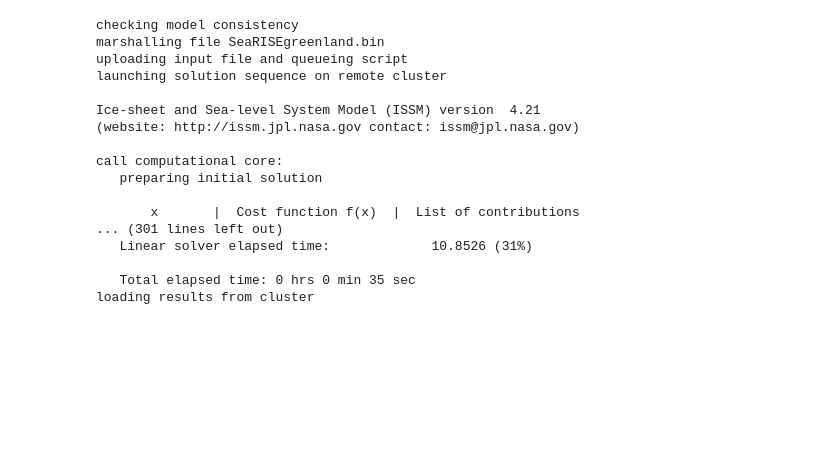
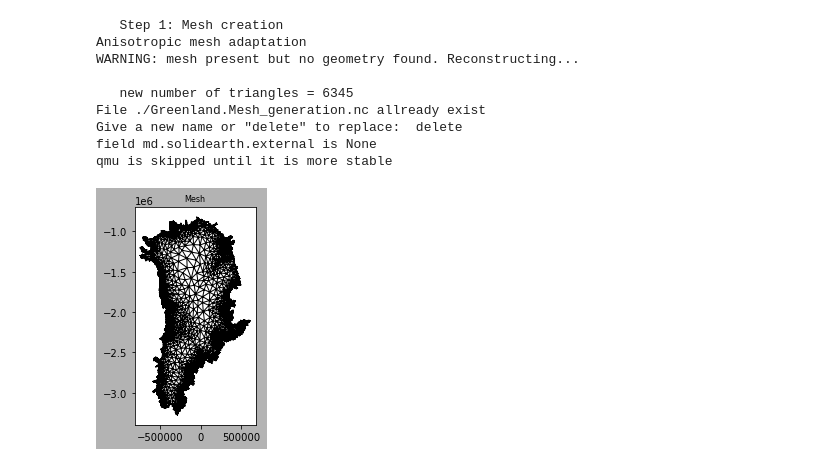
Before and after one commit to carolluzardi/ISSM-Project, a Jupyter notebook: Greenland/Greenland.ipynb, the cells around one changed output. Saved outputs shown, nothing was run; the diff lists cells and outputs as text; code cells hidden in the pictures; blank space fills up the shorter version.

Commit message:
Finished Greenland ISSM example

```diff
--- a/Greenland/Greenland.ipynb
+++ b/Greenland/Greenland.ipynb
@@ -144,36 +0,0 @@ md.inversion.max_parameters=multiply(200,ones((md.mesh.numberofvertices,1)))
-# %%
-#  Additional parameters
-md.stressbalance.restol=0.01
-md.stressbalance.reltol=0.1
-md.stressbalance.abstol=NaN
-md.stressbalance.loadingforce = np.zeros((md.mesh.numberofvertices, 3))
-# %%
-# Solve for StressbalanceSolution
-from generic import *
-from solve import *
-
-md.cluster=generic('name',oshostname(),'np',1,'login','username')
-md.toolkits=toolkits()
-md.verbose=verbose('solution',True,'control',True)
-#md=solve(md,StressbalanceSolutionEnum())
-#md=solve(md,'Stressbalance')
-md=solve(md,'sb')
-#savevars('./Models/Greenland.StressbalanceSolution','md',md)
-# %% [output]
-checking model consistency
-marshalling file SeaRISEgreenland.bin
-uploading input file and queueing script
-launching solution sequence on remote cluster
-
-Ice-sheet and Sea-level System Model (ISSM) version  4.21
-(website: http://issm.jpl.nasa.gov contact: issm@jpl.nasa.gov)
-
-call computational core:
-   preparing initial solution
-
-       x       |  Cost function f(x)  |  List of contributions
-... (301 lines left out)
-   Linear solver elapsed time:             10.8526 (31%)
-
-   Total elapsed time: 0 hrs 0 min 35 sec
-loading results from cluster
@@ -179,0 +22,43 @@ loading results from cluster
+# %%
+steps = [1]
+# %%
+if 1 in steps:
+    # Step 1: Mesh creation {{{
+    print('   Step 1: Mesh creation')
+
+    #Generate initial uniform mesh (resolution = 20000 m)
+    md = triangle(model(), './DomainOutline.exp', 20000)
+
+    ncdata = Dataset('./Greenland_5km_dev1.2.nc', mode='r')
+
+    # Get velocities (Note: You can use ncprint('file') to see an ncdump)
+    x1 = np.squeeze(ncdata.variables['x1'][:].data)
+    y1 = np.squeeze(ncdata.variables['y1'][:].data)
+    velx = np.squeeze(ncdata.variables['surfvelx'][:].data)
+    vely = np.squeeze(ncdata.variables['surfvely'][:].data)
+    ncdata.close()
+
+    vx = InterpFromGridToMesh(x1, y1, velx, md.mesh.x, md.mesh.y, 0)
+    vy = InterpFromGridToMesh(x1, y1, vely, md.mesh.x, md.mesh.y, 0)
+    vel = np.sqrt(vx**2 + vy**2)
+
+    #Mesh Greenland
+    md = bamg(md, 'hmax', 400000, 'hmin', 5000, 'gradation', 1.4, 'field', vel, 'err', 8)
+
+    #convert x, y coordinates (Polar stereo) to lat / lon
+    [md.mesh.lat, md.mesh.long] = xy2ll(md.mesh.x, md.mesh.y, + 1, 39, 71)
+
+    export_netCDF(md, './Greenland.Mesh_generation.nc')
+    plotmodel(md, 'data', 'mesh')
+    # }}}
+# %% [output]
+   Step 1: Mesh creation
+Anisotropic mesh adaptation
+WARNING: mesh present but no geometry found. Reconstructing...
+
+   new number of triangles = 6345
+File ./Greenland.Mesh_generation.nc allready exist
+Give a new name or "delete" to replace:  delete
+field md.solidearth.external is None
+qmu is skipped until it is more stable
+[figure, added]
```
Also changed, not shown: parts of 31 cells of this notebook.
